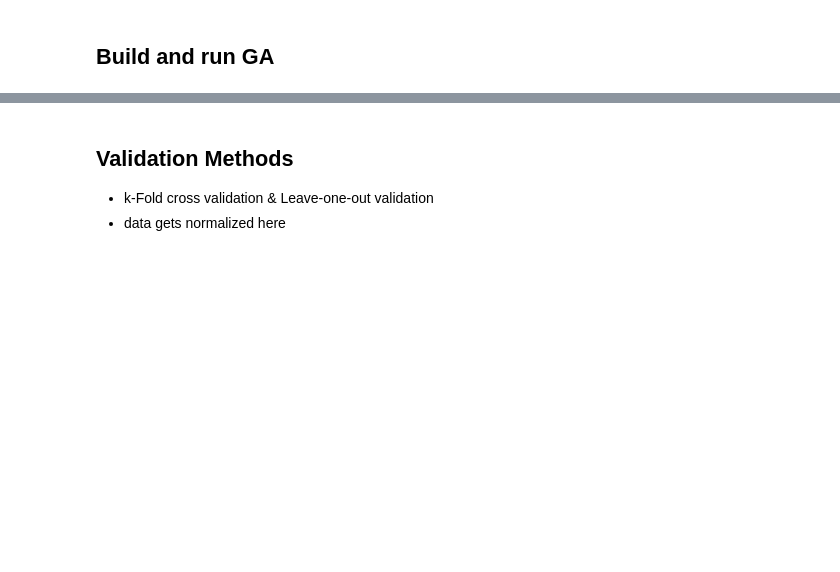
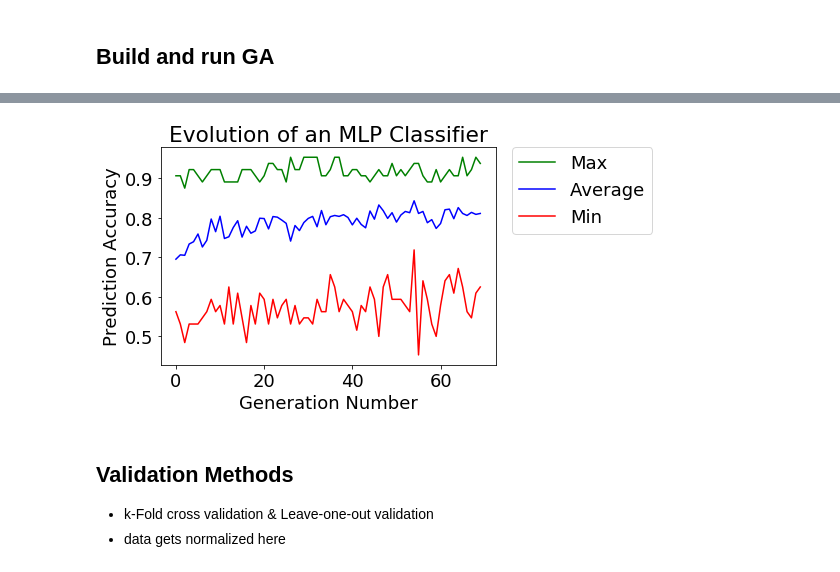
Before and after one commit to matraj/me522, a Jupyter notebook: GA NN.ipynb, the cells around one changed output, grey strips where cells are left out. Drawn from its saved outputs; the diff is of its cells as text; code cells hidden in the pictures; blank space fills up the shorter version.

Commit message:
Redo plots to put in report

```diff
--- a/GA NN.ipynb
+++ b/GA NN.ipynb
@@ -359,3 +356,20 @@ plt.show()
+# %%
+gens = [i for i in range(results.shape[0])]
+plt.plot(gens, results.max_val, 'g', label='Max')
+plt.plot(gens, results.avg, 'b', label='Average')
+plt.plot(gens, results.min_val, 'r', label='Min')
+
+plt.ylabel('Prediction Accuracy')
+plt.xlabel('Generation Number')
+plt.title('Evolution of an MLP Classifier')
+plt.legend(bbox_to_anchor=(1.05, 1), loc=2, borderaxespad=0.)
+
+font = {'weight' : 'normal', 'size'   : 18}
+plt.rc('font', **font)
+
+plt.show()
+# %% [output]
+[figure, added]
 # %% [markdown]
 ## Validation Methods
 * k-Fold cross validation & Leave-one-out validation
```
Also changed, not shown: parts of 7 cells of this notebook, 2 other files.
